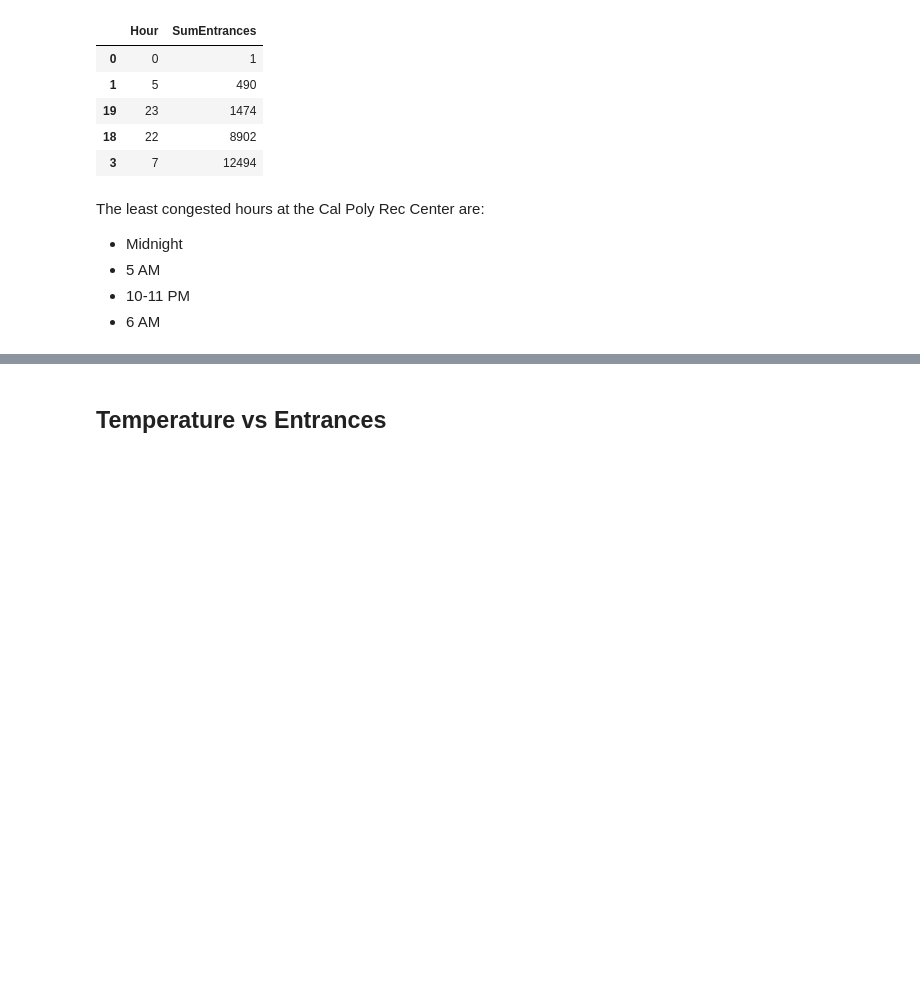
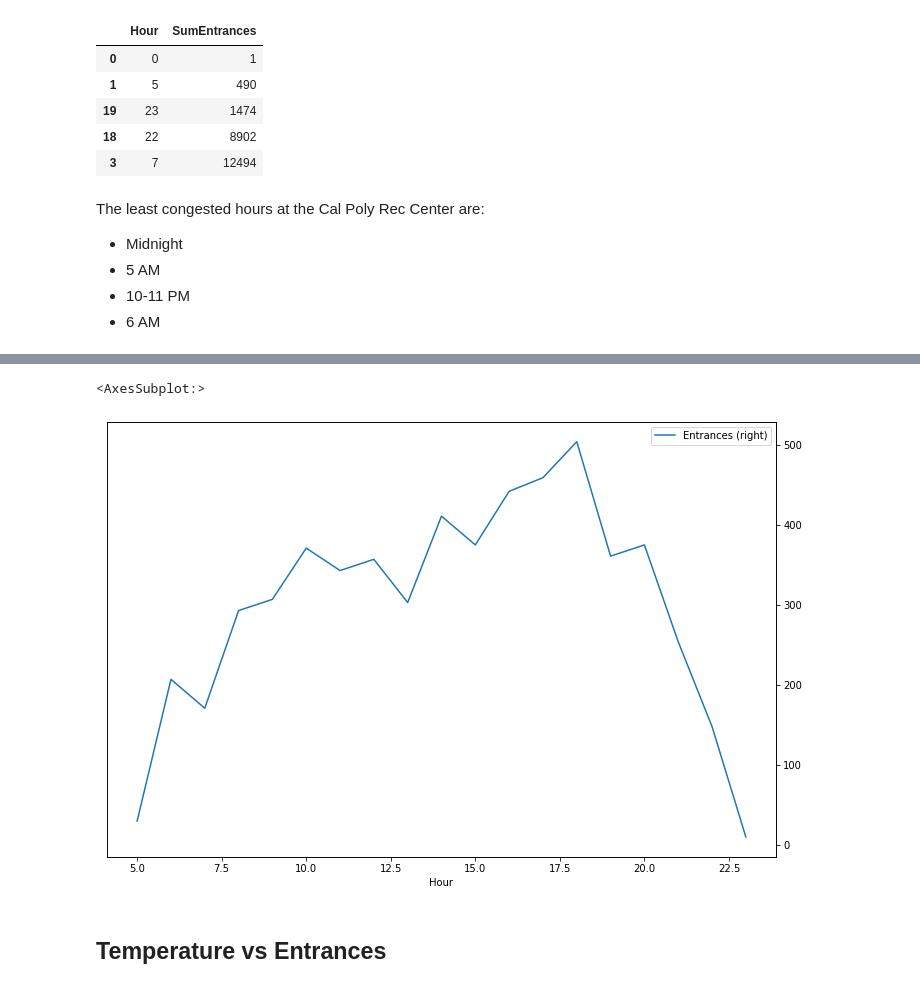
Before and after one commit to athenakkst/Rec-Center-and-Weather-Analysis, a Jupyter notebook: V2_of_CP_Rec_Center_Weather.ipynb, the cells around one changed output, grey strips where cells are left out. Drawn from its saved outputs; the diff is of its cells as text; code cells hidden in the pictures; blank space fills up the shorter version.

```diff
--- a/V2_of_CP_Rec_Center_Weather.ipynb
+++ b/V2_of_CP_Rec_Center_Weather.ipynb
@@ -423,3 +448,13 @@ The least congested hours at the Cal Poly Rec Center are:
+# %%
+# One Day Hourly
+temp_hourly_merged_daily = merged_hourly
+temp_hourly_merged_daily = temp_hourly_merged_daily[temp_hourly_merged_daily['Date'].isin(['2023-02-06'])]
+
+fig, ax = plt.subplots(figsize=(12, 8))
+temp_hourly_merged_daily.plot(x = 'Hour', y = 'Entrances', ax = ax, secondary_y = True)
+# %% [output]
+<AxesSubplot:>
+[figure, added]
 # %% [markdown]
 ## **Temperature vs Entrances**
 # %% [markdown]
```
Also changed, not shown: parts of 4 cells of this notebook.
